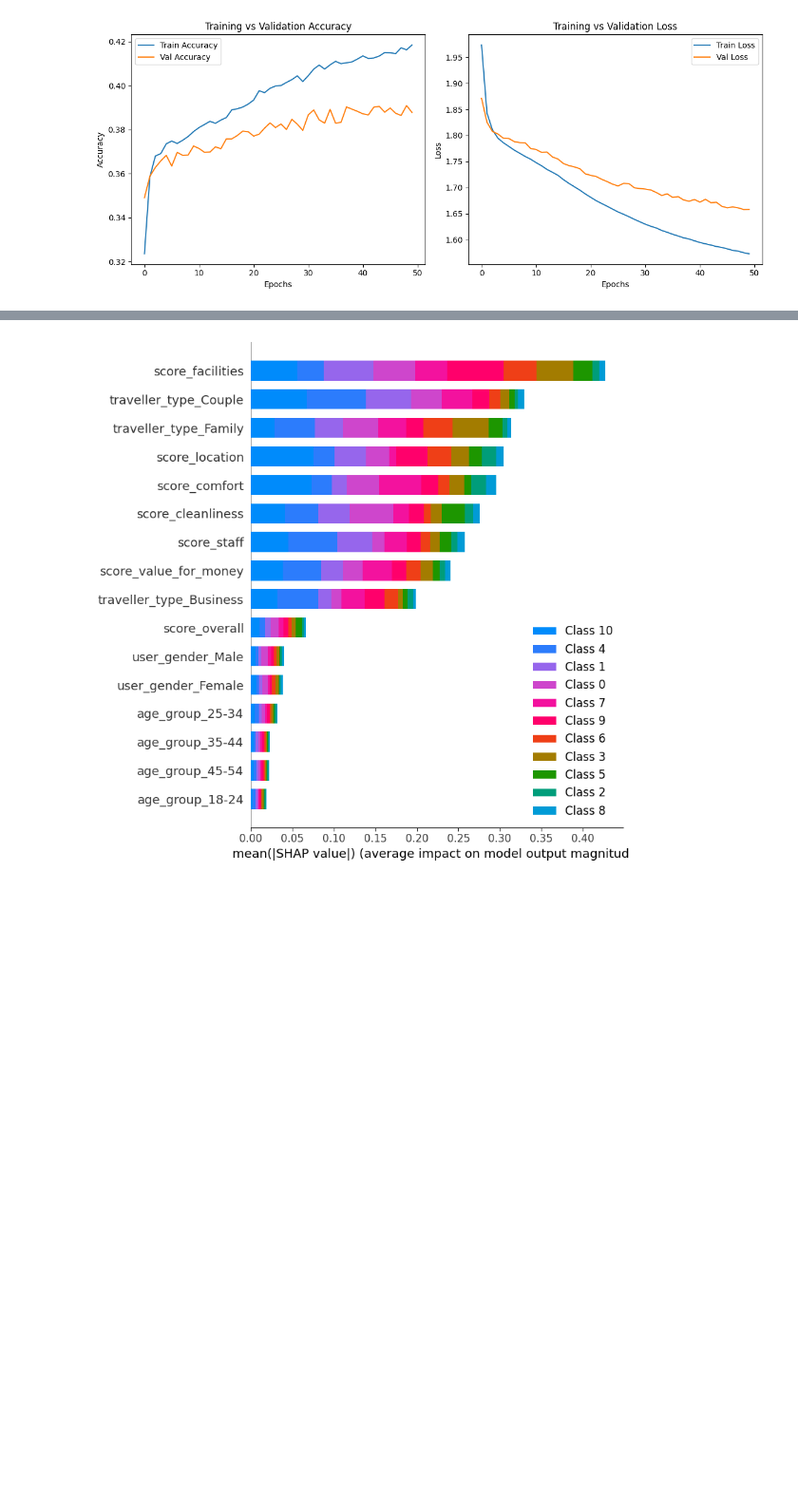
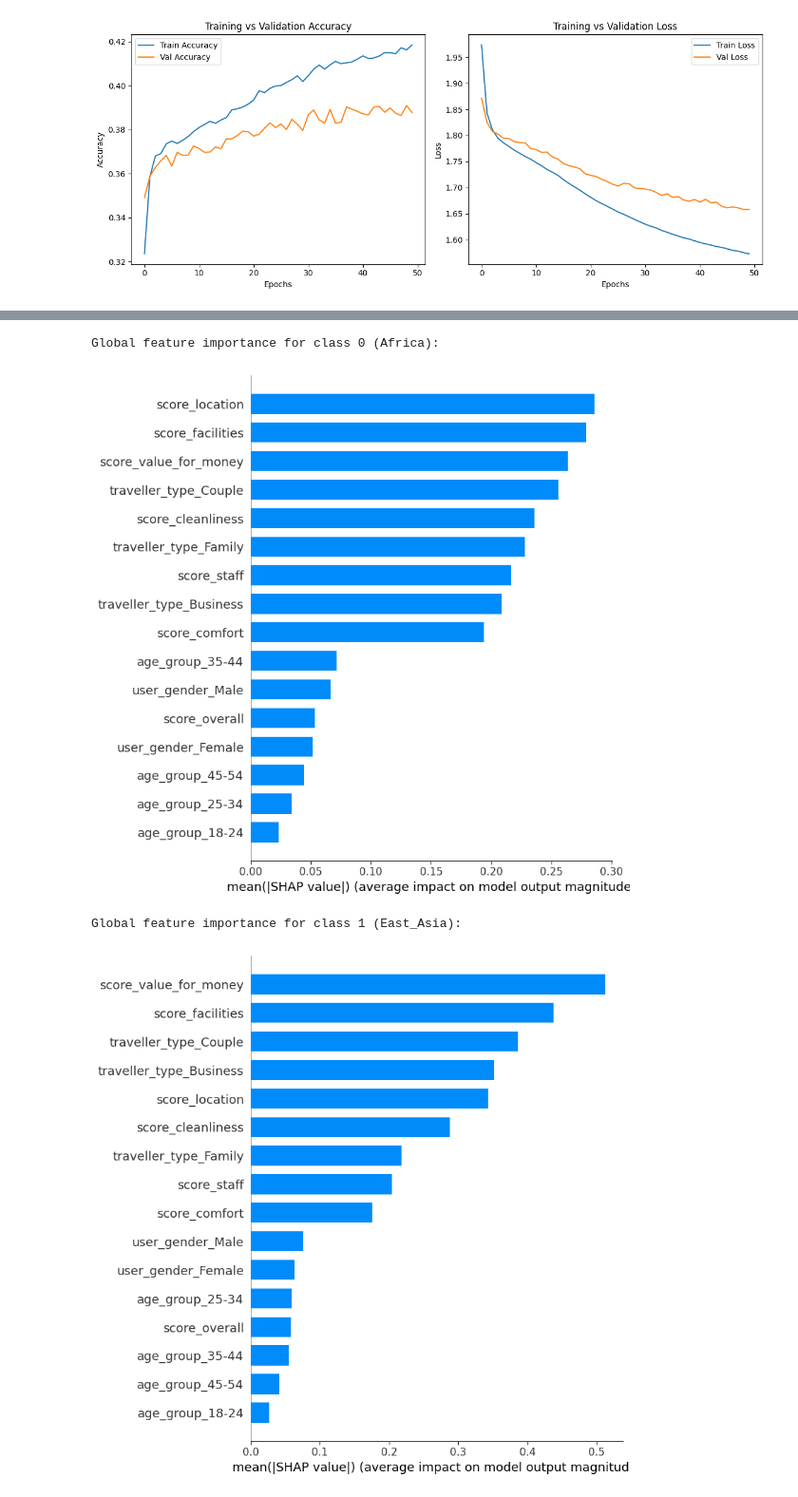
Before and after one commit to AbdulrahmanBassem/ACL_Team-63, a Jupyter notebook: acl-milestone-1.ipynb, the cells around one changed output, grey strips where cells are left out. Shown at 95% size. Saved outputs shown, nothing was run; the diff lists cells and outputs as text; code cells hidden in the pictures; blank space fills up the shorter version.

```diff
--- a/acl-milestone-1.ipynb
+++ b/acl-milestone-1.ipynb
@@ -548,6 +548,11 @@ import lime.lime_tabular
 from sklearn.ensemble import RandomForestClassifier
 from sklearn.metrics import accuracy_score
 # %%
+# Sample background data
 background = shap.sample(X_train_scaled, 100, random_state=42)
-explainer = shap.Explainer(model, background)
-shap_values = explainer(X_test_scaled)
+
+# ✅ Use DeepExplainer for TensorFlow/Keras models
+explainer = shap.DeepExplainer(model, background)
+
+# Compute SHAP values
+shap_values = explainer.shap_values(X_test_scaled)
@@ -554,9 +569,14 @@ shap_values = explainer(X_test_scaled)
 # %%
-shap.summary_plot(
-    shap_values.values,
-    X_test_scaled,
-    feature_names=X.columns,
-    plot_type='bar'
-)
+for c in range(shap_values.shape[2]):
+    print(f"\nGlobal feature importance for class {c} ({le.classes_[c]}):")
+    shap.summary_plot(
+        shap_values[:, :, c],
+        X_test_scaled,
+        feature_names=X.columns,
+        plot_type='bar'
+    )
 # %% [output]
+Global feature importance for class 0 (Africa):
-[figure, old version]
+[figure, new version]
+Global feature importance for class 1 (East_Asia):
+[figure, added]
```
Also changed, not shown: parts of 6 cells of this notebook.
